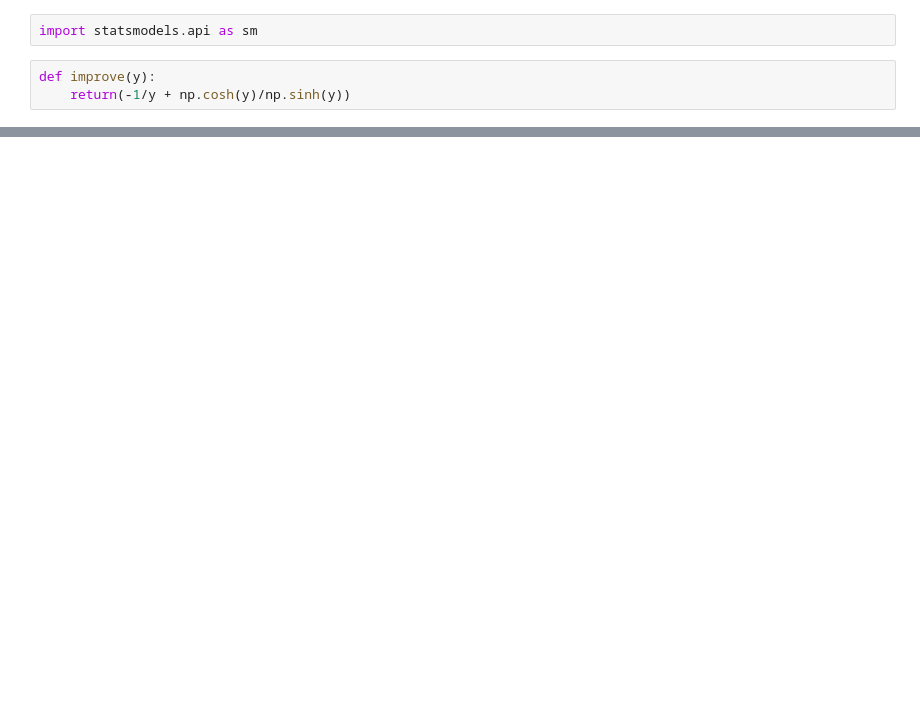
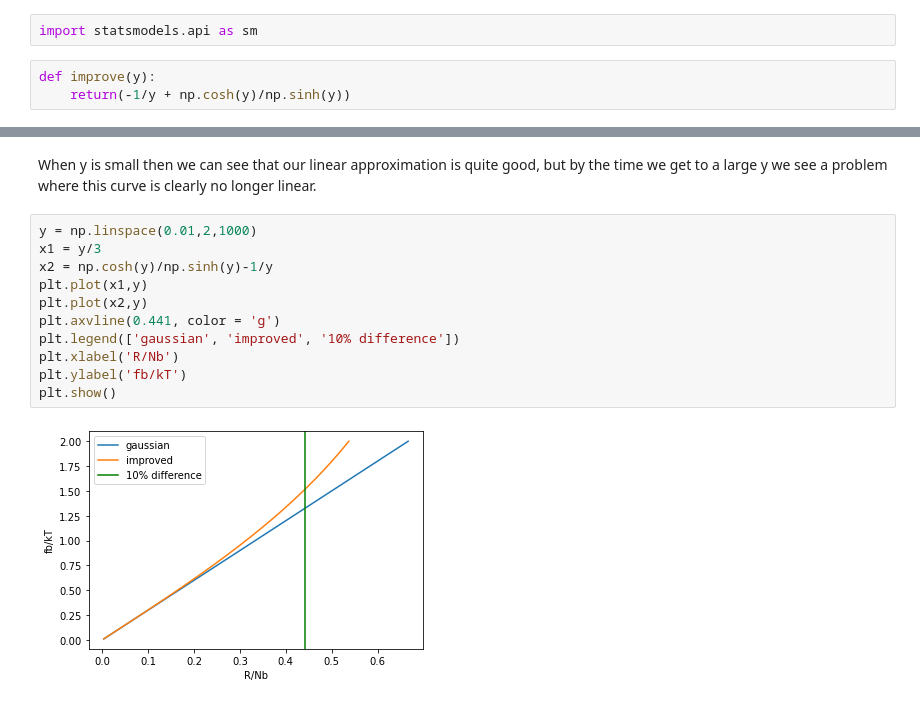
Before and after one commit to jmox0351/polymerChem, a Jupyter notebook: homework1.ipynb, the cells around one changed output, grey strips where cells are left out. Cells and saved outputs as stored; diff of their text form; blank space fills up the shorter version.

```diff
--- a/homework1.ipynb
+++ b/homework1.ipynb
@@ -155,0 +166,15 @@ So the good news is that we have a nearly perfect linear relationship as we can
+# %% [markdown]
+When y is small then we can see that our linear approximation is quite good, but by the time we get to a large y we see a problem where this curve is clearly no longer linear.
+# %%
+y = np.linspace(0.01,2,1000)
+x1 = y/3
+x2 = np.cosh(y)/np.sinh(y)-1/y
+plt.plot(x1,y)
+plt.plot(x2,y)
+plt.axvline(0.441, color = 'g')
+plt.legend(['gaussian', 'improved', '10% difference'])
+plt.xlabel('R/Nb')
+plt.ylabel('fb/kT')
+plt.show()
+# %% [output]
+[figure, added]
```
Also changed, not shown: parts of 6 cells of this notebook.
